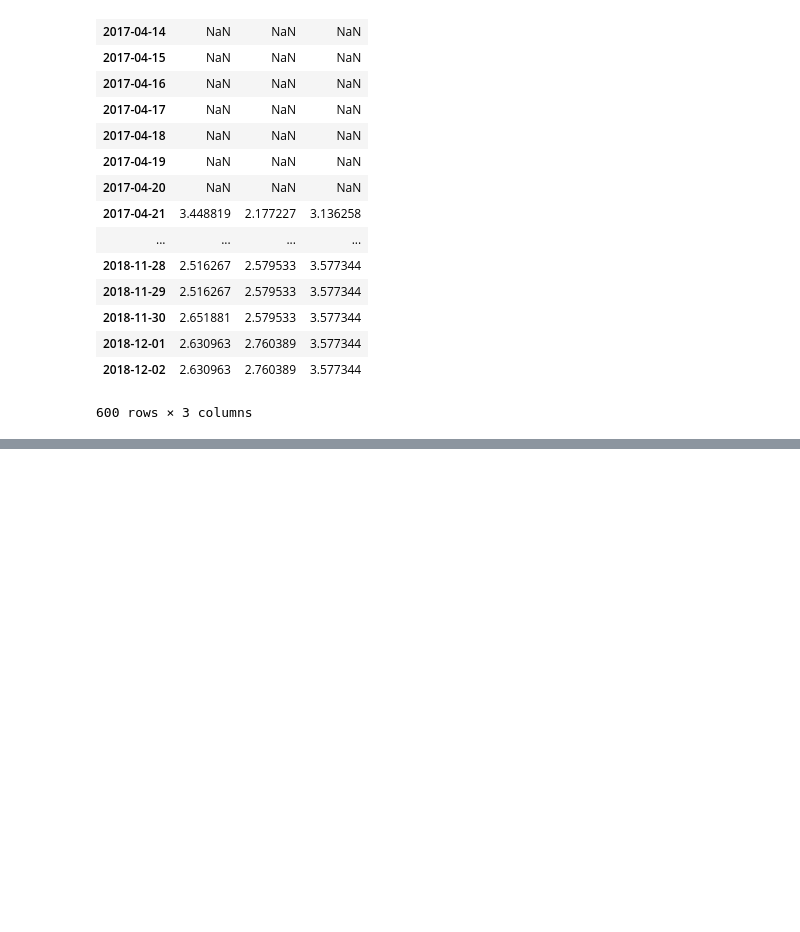
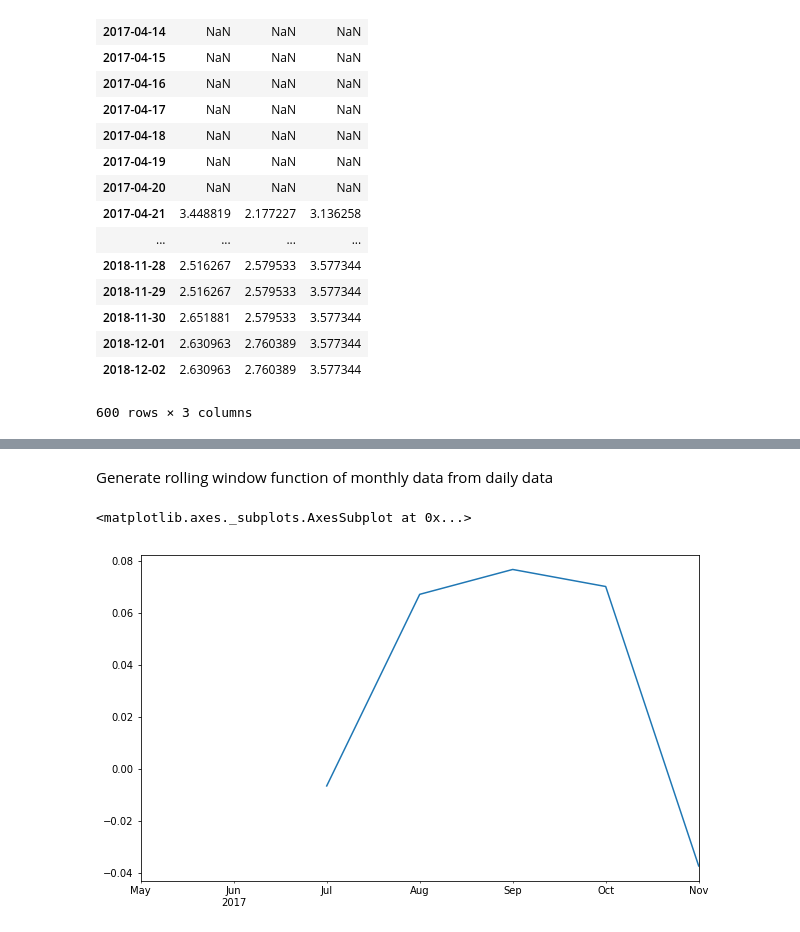
Before and after one commit to vipulsingh24/Time-Series-Analysis-with-Python, a Jupyter notebook: 5.Moving Window Functions.ipynb, the cells around one changed output, grey strips where cells are left out. Saved outputs shown, nothing was run; the diff lists cells and outputs as text; code cells hidden in the pictures; blank space fills up the shorter version.

```diff
--- a/5.Moving Window Functions.ipynb
+++ b/5.Moving Window Functions.ipynb
@@ -123,0 +141,9 @@ SyntaxError: invalid syntax (<ipython-input-12-b6a49be4146b>, line 1)
+# %% [markdown]
+Generate rolling window function of monthly data from daily data
+# %%
+ts_long = pd.Series(np.random.randn(200), pd.date_range('5/1/2017', freq='D', periods=200))
+ts_long.resample('M').mean().rolling(window=3).mean().plot()
+# Resample daily data to month by applying mean and then taking mean of those month of window=3
+# %% [output]
+<matplotlib.axes._subplots.AxesSubplot at 0x...>
+[figure, added]
```
Also changed, not shown: parts of 9 cells of this notebook.
